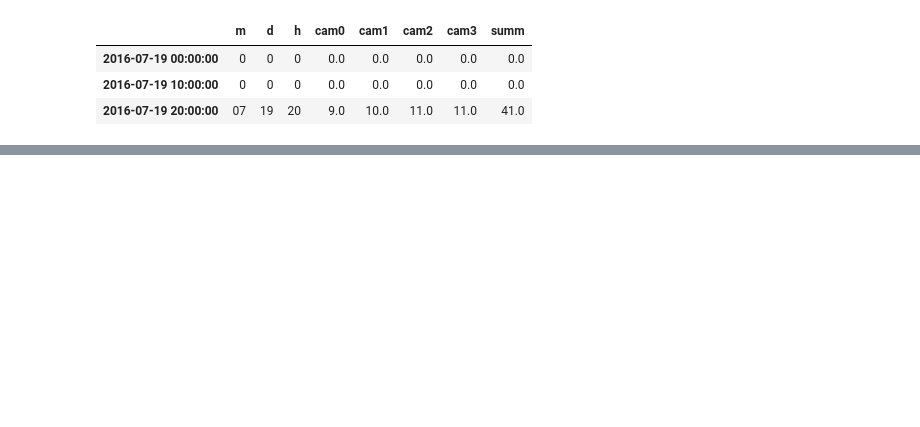
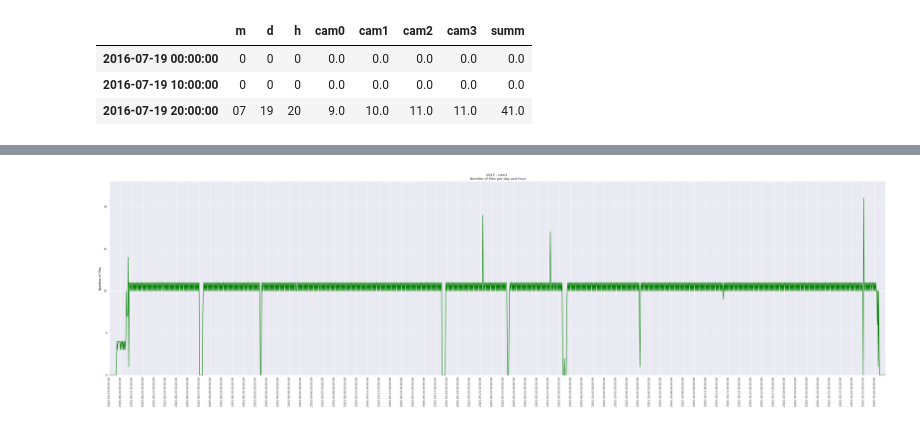
Before and after one commit to aschle/bees-sna, a Jupyter notebook: bib/2016_NumberOfFiles.ipynb, the cells around one changed output, grey strips where cells are left out. Saved outputs shown, nothing was run; the diff lists cells and outputs as text; code cells hidden in the pictures; blank space fills up the shorter version.

```diff
--- a/bib/2016_NumberOfFiles.ipynb
+++ b/bib/2016_NumberOfFiles.ipynb
@@ -115,0 +139,4 @@ plotDF(df_all,'summ')
+# %%
+plotDF(df_all2, 'cam1', 2015, 0, 23)
+# %% [output]
+[figure, added]
```
Also changed, not shown: parts of 25 cells of this notebook.
